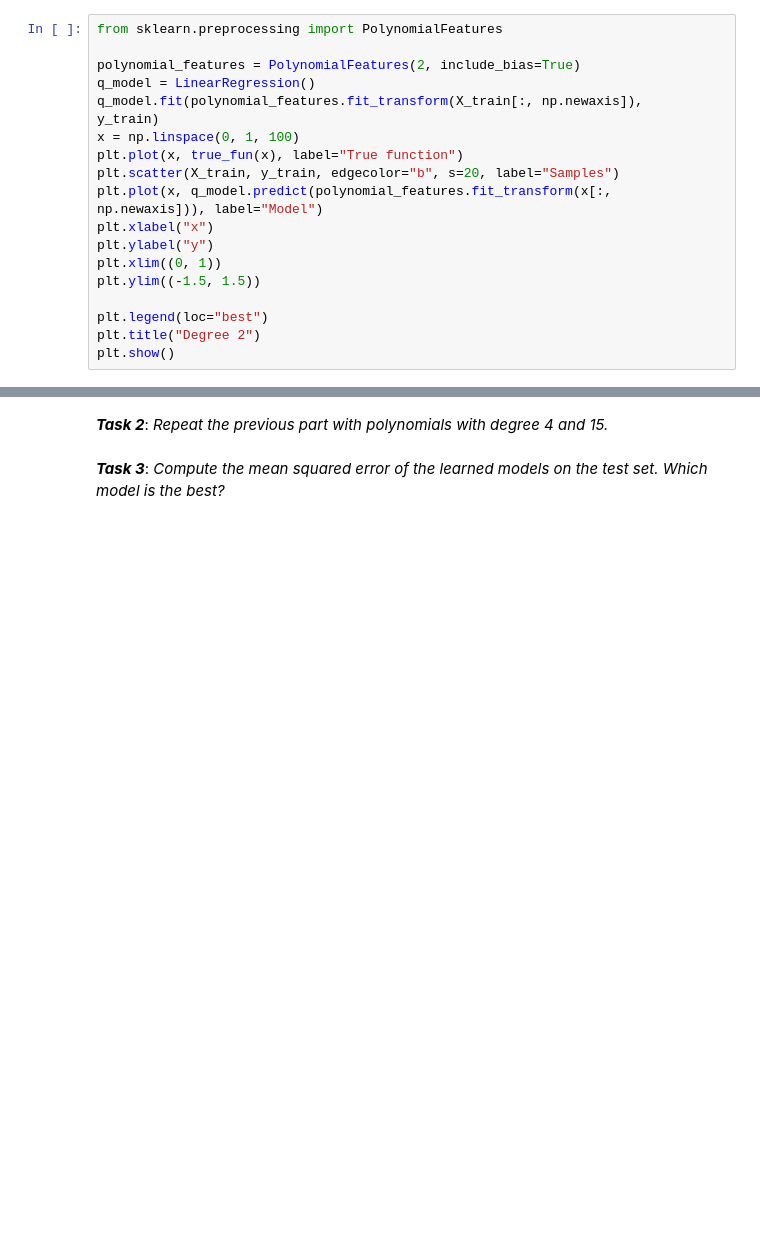
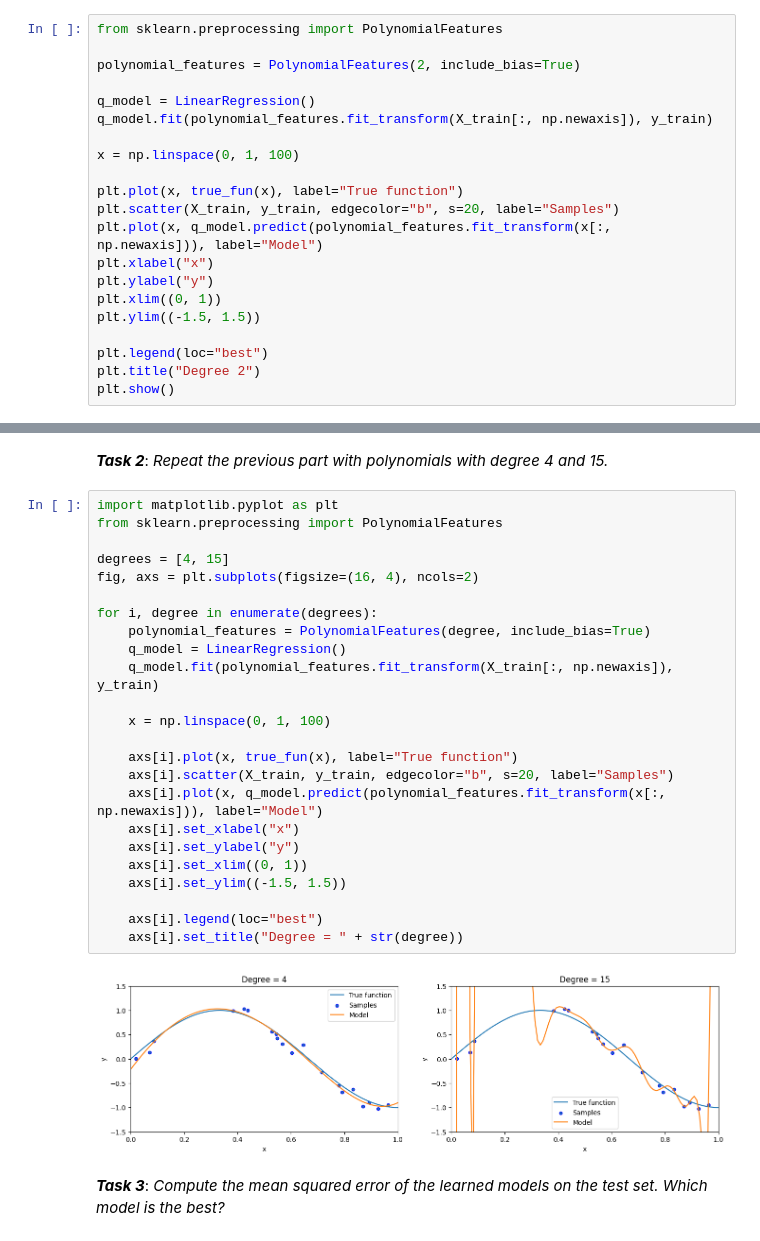
Before and after one commit to amohd63/ENCS5141-INTELLIGENT-SYSTEMS-LAB, a Jupyter notebook: Manual_ENCS5141_Exp4__Supervised_Learning.ipynb, the cells around one changed output, grey strips where cells are left out. Cells and saved outputs as stored; diff of their text form; blank space fills up the shorter version.

```diff
--- a/Manual_ENCS5141_Exp4__Supervised_Learning.ipynb
+++ b/Manual_ENCS5141_Exp4__Supervised_Learning.ipynb
@@ -127,14 +140,15 @@ To get the non-linear basis functions for the quadratic model, we will use *Poly
 from sklearn.preprocessing import PolynomialFeatures
 
 polynomial_features = PolynomialFeatures(2, include_bias=True)
+
 q_model = LinearRegression()
-q_model.fit(polynomial_features.fit_transform(X_train[:, np.newaxis]),
-y_train)
+q_model.fit(polynomial_features.fit_transform(X_train[:, np.newaxis]), y_train)
+
 x = np.linspace(0, 1, 100)
+
 plt.plot(x, true_fun(x), label="True function")
 plt.scatter(X_train, y_train, edgecolor="b", s=20, label="Samples")
-plt.plot(x, q_model.predict(polynomial_features.fit_transform(x[:,
-np.newaxis])), label="Model")
+plt.plot(x, q_model.predict(polynomial_features.fit_transform(x[:, np.newaxis])), label="Model")
 plt.xlabel("x")
 plt.ylabel("y")
 plt.xlim((0, 1))
@@ -147,5 +161,31 @@ plt.show()
 [figure]
 # %% [markdown]
 ***Task 2***: *Repeat the previous part with polynomials with degree 4 and 15.*
+# %%
+import matplotlib.pyplot as plt
+from sklearn.preprocessing import PolynomialFeatures
+
+degrees = [4, 15]
+fig, axs = plt.subplots(figsize=(16, 4), ncols=2)
+
+for i, degree in enumerate(degrees):
+    polynomial_features = PolynomialFeatures(degree, include_bias=True)
+    q_model = LinearRegression()
+    q_model.fit(polynomial_features.fit_transform(X_train[:, np.newaxis]), y_train)
+
+    x = np.linspace(0, 1, 100)
+
+    axs[i].plot(x, true_fun(x), label="True function")
+    axs[i].scatter(X_train, y_train, edgecolor="b", s=20, label="Samples")
+    axs[i].plot(x, q_model.predict(polynomial_features.fit_transform(x[:, np.newaxis])), label="Model")
+    axs[i].set_xlabel("x")
+    axs[i].set_ylabel("y")
+    axs[i].set_xlim((0, 1))
+    axs[i].set_ylim((-1.5, 1.5))
+
+    axs[i].legend(loc="best")
+    axs[i].set_title("Degree = " + str(degree))
+# %% [output]
+[figure, added]
 # %% [markdown]
 ***Task 3***: *Compute the mean squared error of the learned models on the test set. Which model is the best?*
```
Also changed, not shown: parts of 30 cells of this notebook.
